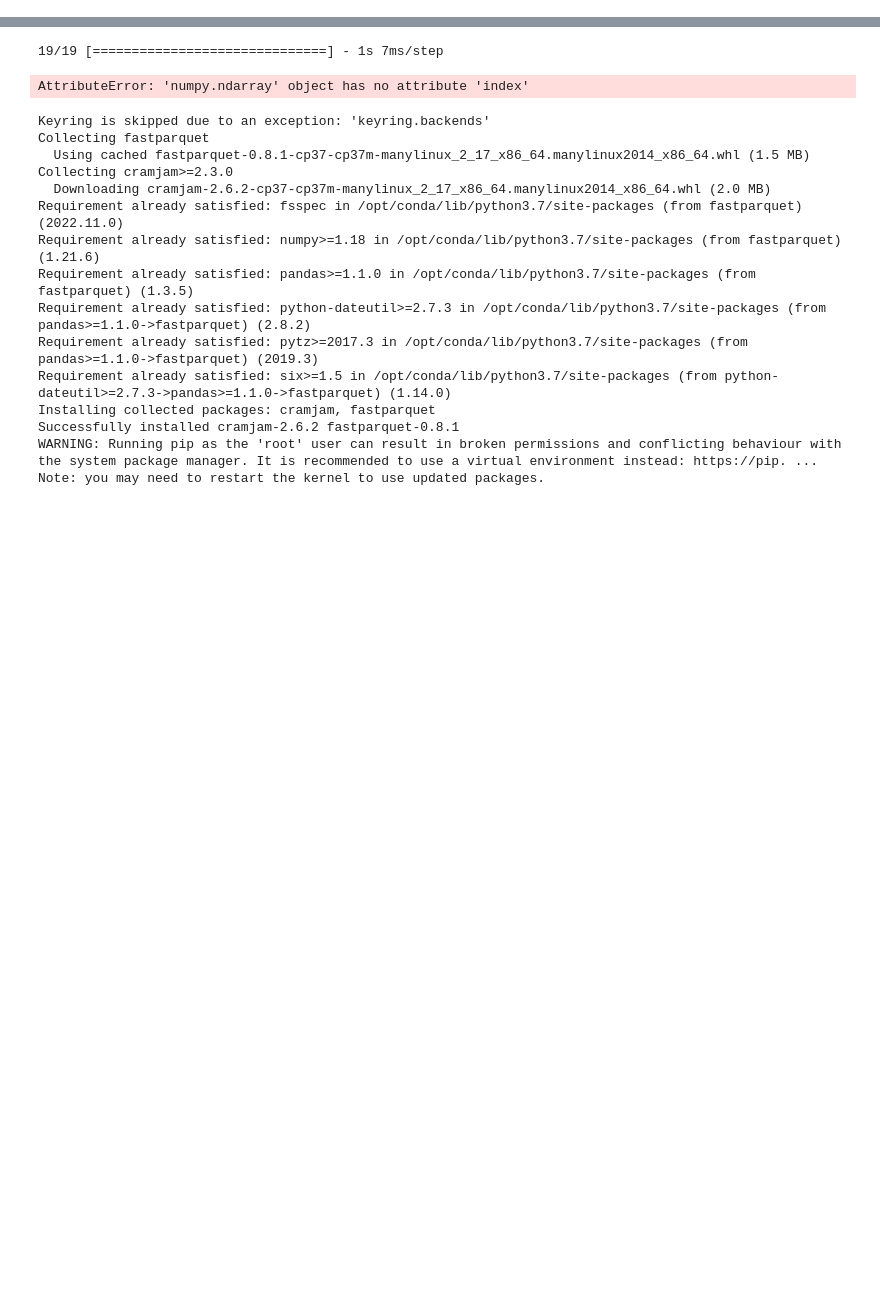
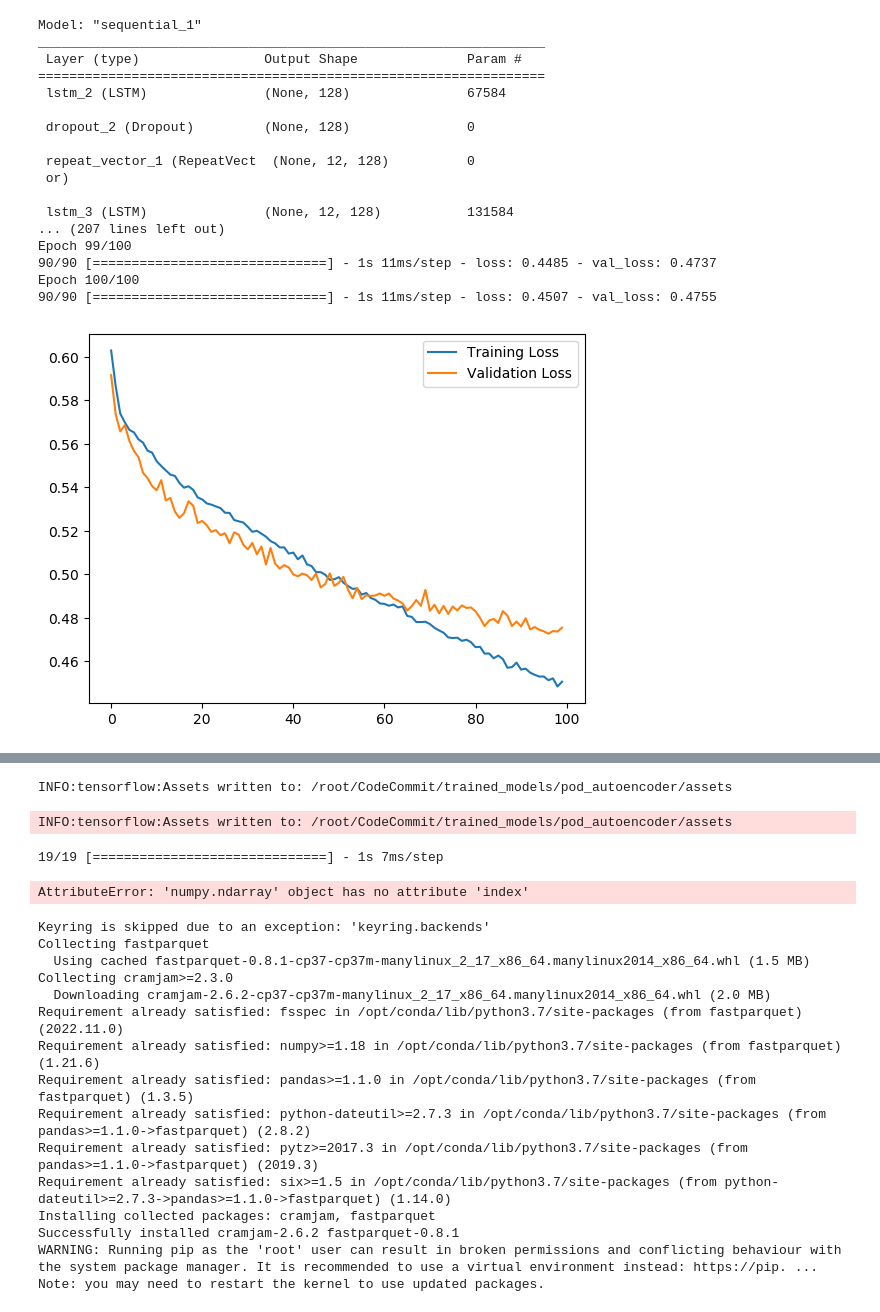
Before and after one commit to DISHDevEx/eks-ml-pipeline, a Jupyter notebook: eks_ml_pipeline/training_data_builder.ipynb, the cells around one changed output, grey strips where cells are left out. Cells and saved outputs as stored; diff of their text form; code cells hidden in the pictures; blank space fills up the shorter version.

Commit message:
update train

```diff
--- a/eks_ml_pipeline/training_data_builder.ipynb
+++ b/eks_ml_pipeline/training_data_builder.ipynb
@@ -0,0 +1,32 @@
+# %%
+import numpy as np
+from msspackages import get_features
+from models import autoencoder_model_dish_5g
+
+def pod_autoencoder_training(pod_training_tensor,
+                             feature_group_name,
+                             feature_group_created_date,
+                             save_model_path = '/root/CodeCommit/trained_models/pod_autoencoder'):
+
+    pod_features_df = get_features(feature_group_name,feature_group_created_date)
+    model_parameters = pod_features_df["model_parameters"].iloc[0]
+
+    #Initialize autoencoder model
+    pod_autoencoder = autoencoder_model_dish_5g(time_steps=model_parameters["time_steps"],
+                                                batch_size=model_parameters["batch_size"])
+
+    #Train model
+    pod_autoencoder.train(pod_training_tensor)
+
+    #Save model
+    pod_autoencoder.save_nn(save_model_path)
+
+    return pod_autoencoder
+
+
+if __name__ == "__main__":
+    #load training data
+    pod_training_tensor = np.loadtxt('/root/CodeCommit/data/pod_training_tensor.txt').reshape(600,12,3)
+
+    pod_autoencoder_training(pod_training_tensor, "pod_autoencoder_ad", "11-30-2022")
+# %% [output]
@@ -0,0 +34,18 @@
+Model: "sequential_1"
+_________________________________________________________________
+ Layer (type)                Output Shape              Param #
+=================================================================
+ lstm_2 (LSTM)               (None, 128)               67584
+
+ dropout_2 (Dropout)         (None, 128)               0
+
+ repeat_vector_1 (RepeatVect  (None, 12, 128)          0
+ or)
+
+ lstm_3 (LSTM)               (None, 12, 128)           131584
+... (207 lines left out)
+Epoch 99/100
+90/90 [==============================] - 1s 11ms/step - loss: 0.4485 - val_loss: 0.4737
+Epoch 100/100
+90/90 [==============================] - 1s 11ms/step - loss: 0.4507 - val_loss: 0.4755
+[figure, added]
@@ -1,3 +54,5 @@
+INFO:tensorflow:Assets written to: /root/CodeCommit/trained_models/pod_autoencoder/assets
+INFO:tensorflow:Assets written to: /root/CodeCommit/trained_models/pod_autoencoder/assets
 # %%
 import numpy as np
 from models import autoencoder_model_dish_5g
```
Also changed, not shown: parts of 8 cells of this notebook, 3 other files.
